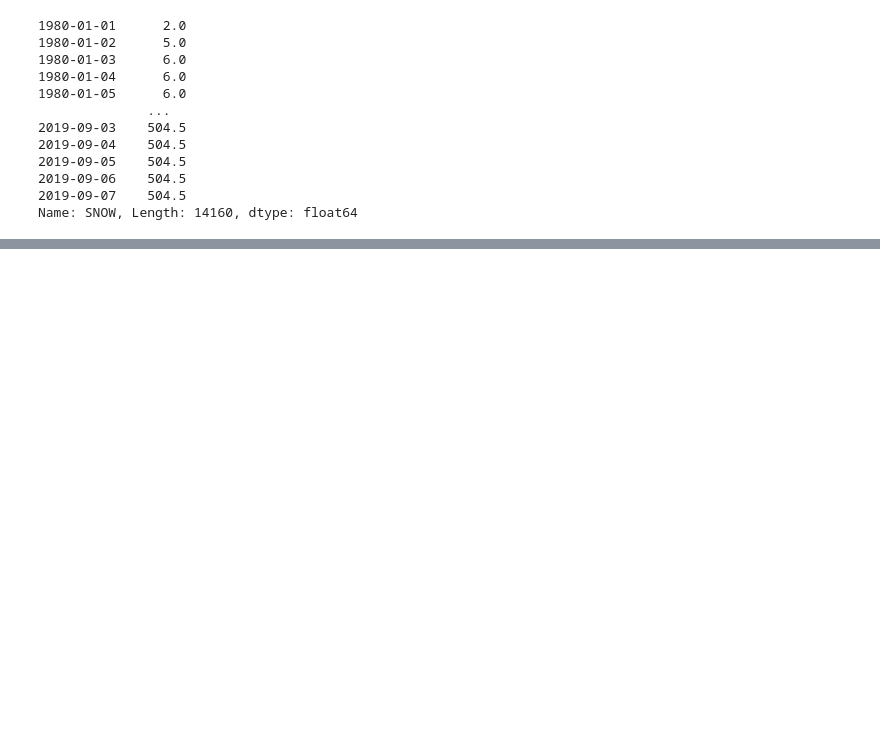
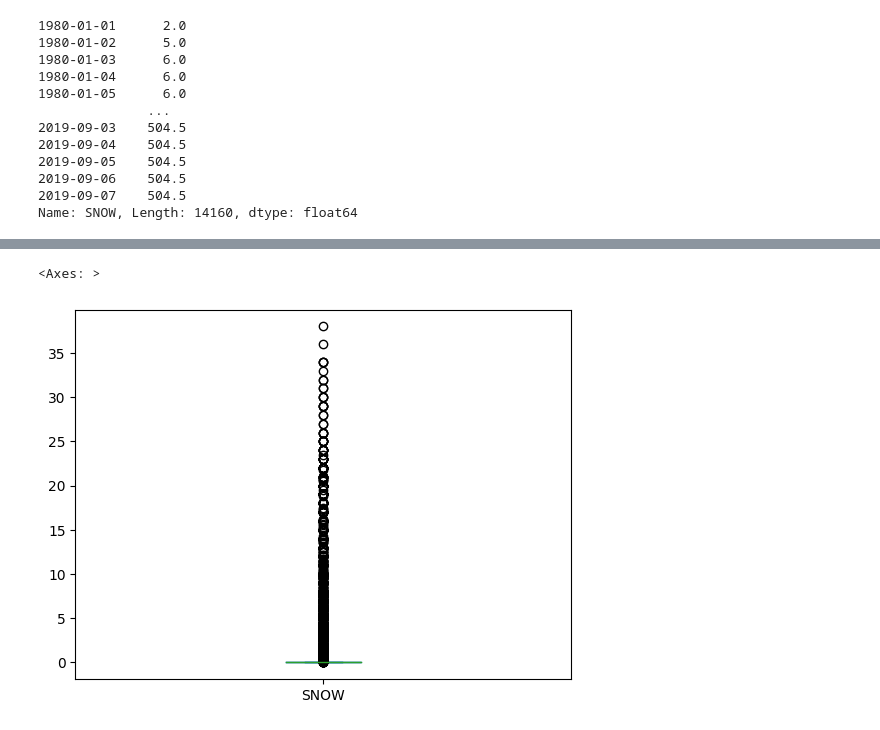
Before and after one commit to adra-dev/effectivepandas, a Jupyter notebook: effectivepandas.ipynb, the cells around one changed output, grey strips where cells are left out. Cells and saved outputs as stored; diff of their text form; code cells hidden in the pictures; blank space fills up the shorter version.

```diff
--- a/effectivepandas.ipynb
+++ b/effectivepandas.ipynb
@@ -2864,0 +3053,5 @@ Name: SNOW, Length: 14160, dtype: float64
+# %%
+snow.plot.box()
+# %% [output]
+<Axes: >
+[figure, added]
```
Also changed, not shown: parts of 73 cells of this notebook.
